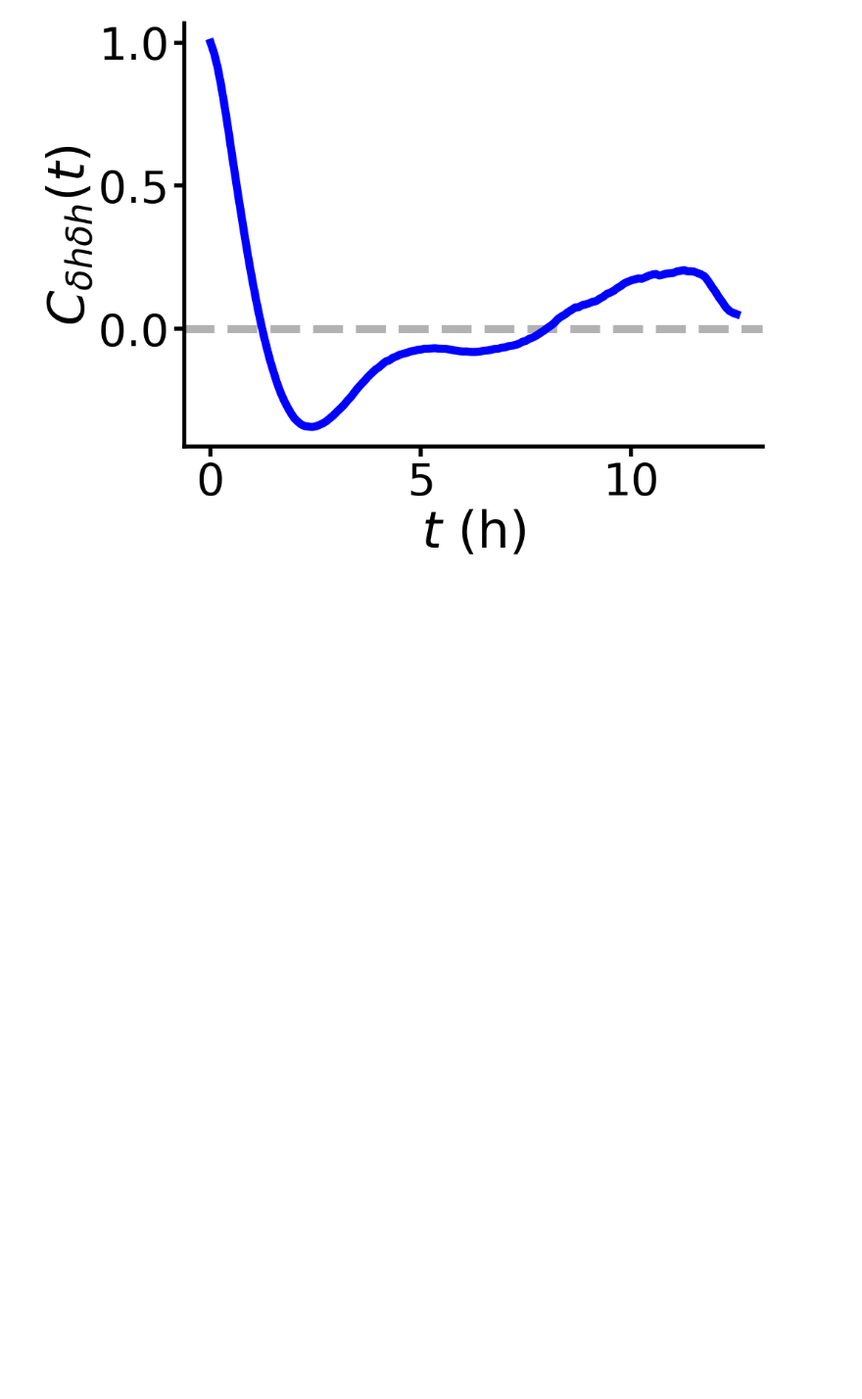
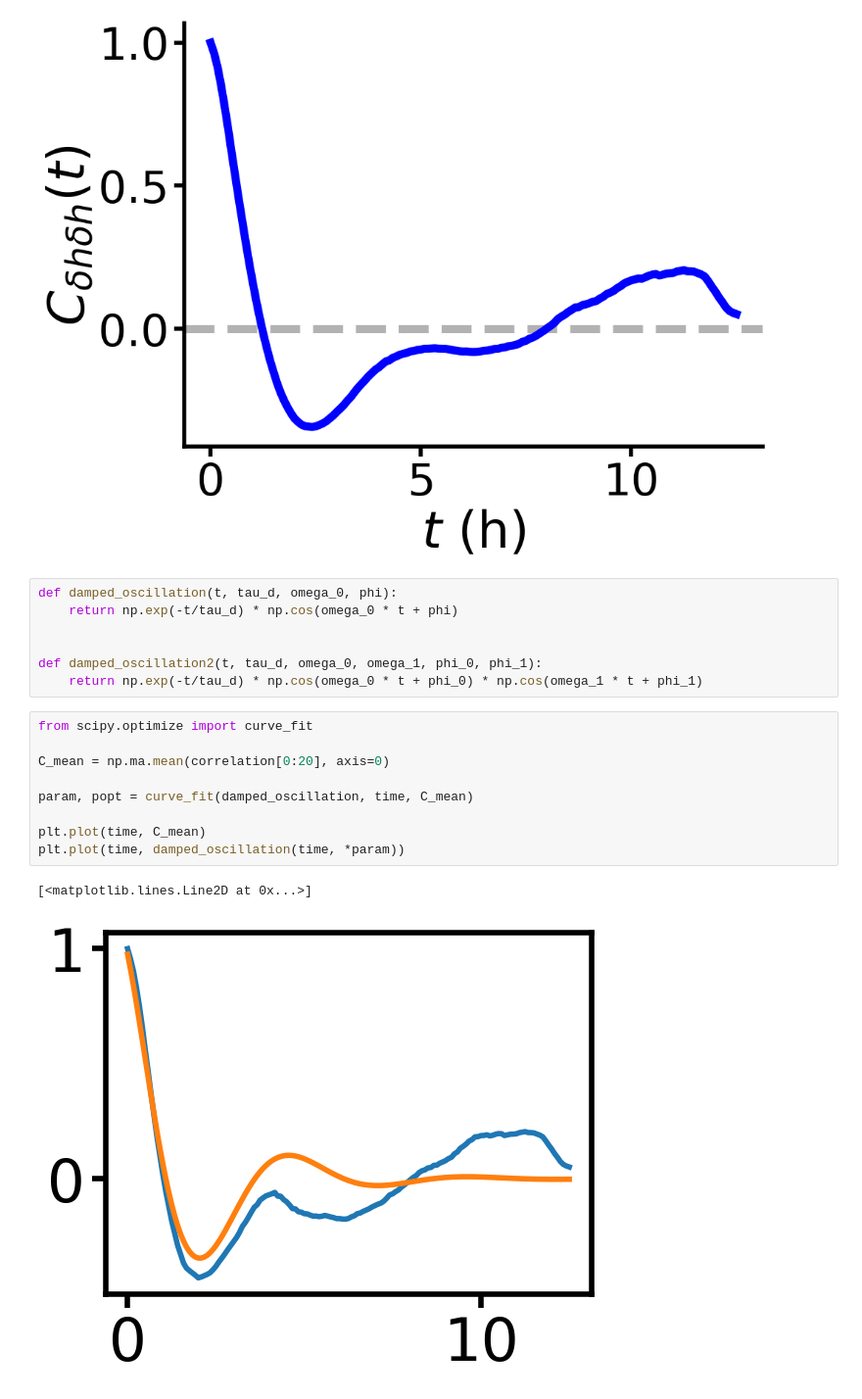
Before and after one commit to siljabl/MDCK-QPI, a Jupyter notebook: scripts/visualization/plot_field_autocorrelation.ipynb, the cells around one changed output. Shown at 98% size. Saved outputs shown, nothing was run; the diff lists cells and outputs as text; blank space fills up the shorter version.

Commit message:
added damped oscillation fit

```diff
--- a/scripts/visualization/plot_field_autocorrelation.ipynb
+++ b/scripts/visualization/plot_field_autocorrelation.ipynb
@@ -178,3 +178,22 @@ sns.despine(fig)
 #fig.savefig("results/tmp/autocorrelation_A1-13.svg")
 # %% [output]
 [figure]
+# %%
+def damped_oscillation(t, tau_d, omega_0, phi):
+    return np.exp(-t/tau_d) * np.cos(omega_0 * t + phi)
+
+
+def damped_oscillation2(t, tau_d, omega_0, omega_1, phi_0, phi_1):
+    return np.exp(-t/tau_d) * np.cos(omega_0 * t + phi_0) * np.cos(omega_1 * t + phi_1)
+# %%
+from scipy.optimize import curve_fit
+
+C_mean = np.ma.mean(correlation[0:20], axis=0)
+
+param, popt = curve_fit(damped_oscillation, time, C_mean)
+
+plt.plot(time, C_mean)
+plt.plot(time, damped_oscillation(time, *param))
+# %% [output]
+[<matplotlib.lines.Line2D at 0x...>]
+[figure, added]
```
Also changed, not shown: parts of 2 cells of this notebook.
